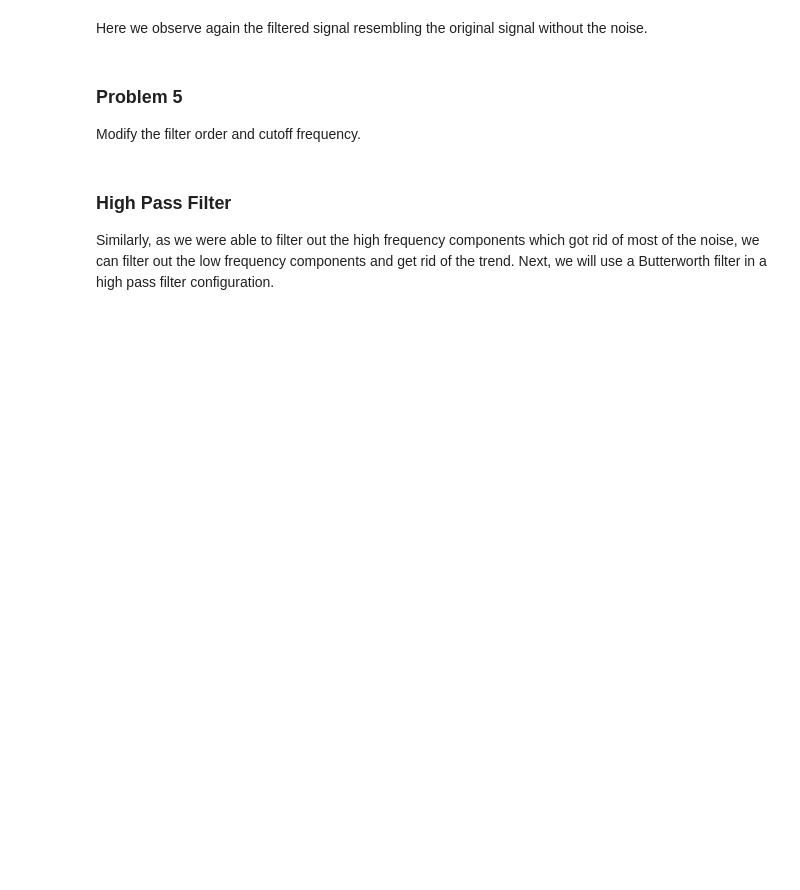
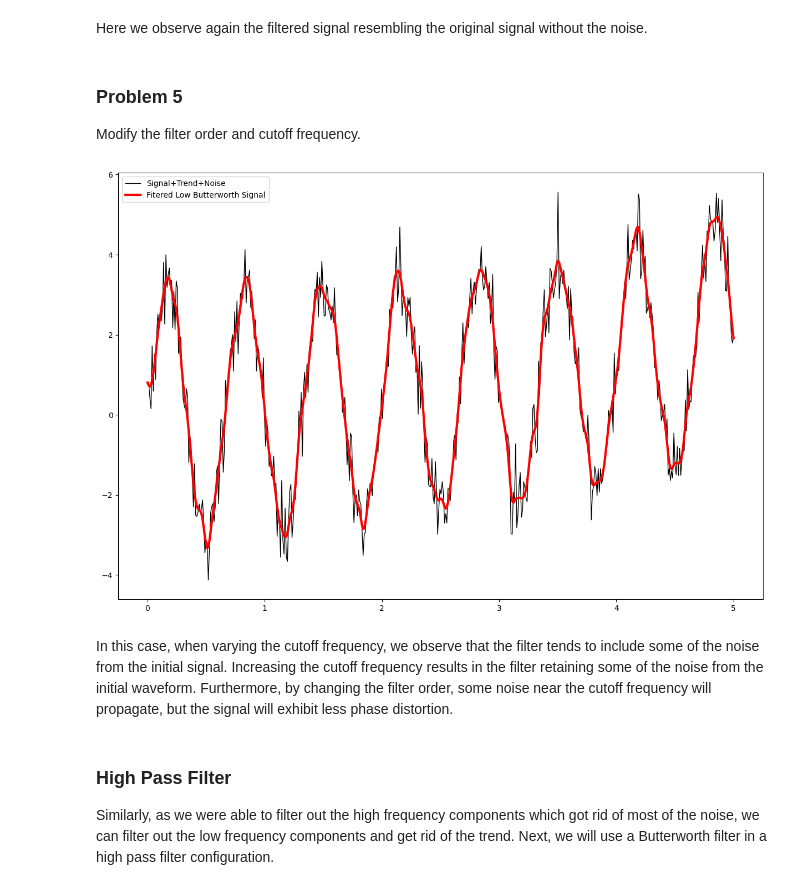
Before and after one commit to Jero2110/Forecasting_Phase_3, a Jupyter notebook: analysis/data/Appendix 3 - Signal_Transformations_student.ipynb, the cells around one changed output. Saved outputs shown, nothing was run; the diff lists cells and outputs as text; code cells hidden in the pictures; blank space fills up the shorter version.

```diff
--- a/analysis/data/Appendix 3 - Signal_Transformations_student.ipynb
+++ b/analysis/data/Appendix 3 - Signal_Transformations_student.ipynb
@@ -312,6 +317,19 @@ Here we observe again the filtered signal resembling the original signal without
 ### Problem 5
 
 Modify the filter order and cutoff frequency.
+# %%
+N  = 2    # Filter order
+Wn = 0.2  # Cutoff frequency
+B, A = signal.butter(N, Wn, output='ba')
+
+y_low_butter = signal.filtfilt(B,A, y_sine_noise)
+
+# plot
+filter_plot(time, y_sine_noise, y_low_butter, ['Signal+Trend+Noise','Fitered Low Butterworth Signal'])
+# %% [output]
+[figure, added]
+# %% [markdown]
+In this case, when varying the cutoff frequency, we observe that the filter tends to include some of the noise from the initial signal. Increasing the cutoff frequency results in the filter retaining some of the noise from the initial waveform. Furthermore, by changing the filter order, some noise near the cutoff frequency will propagate, but the signal will exhibit less phase distortion.
 # %% [markdown]
 ### High Pass Filter
 
```
Also changed, not shown: parts of 18 cells of this notebook.
